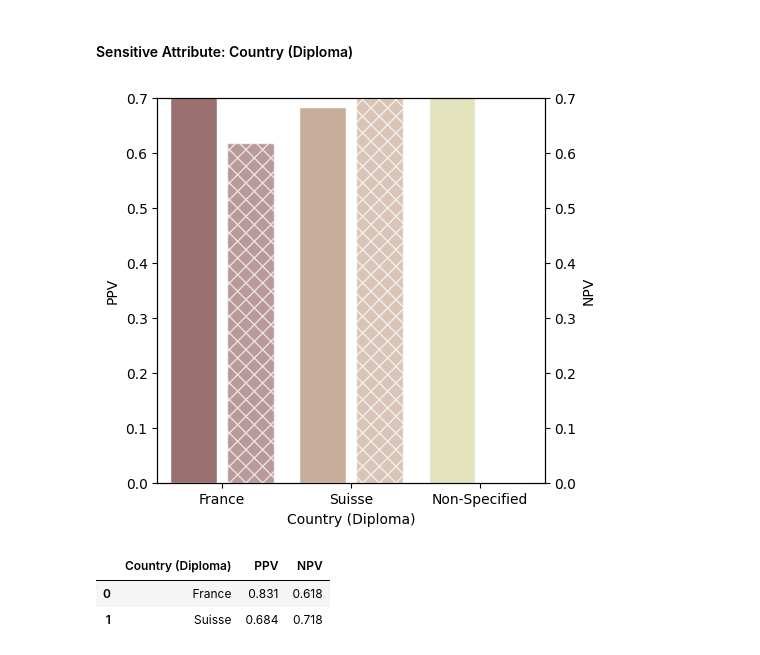
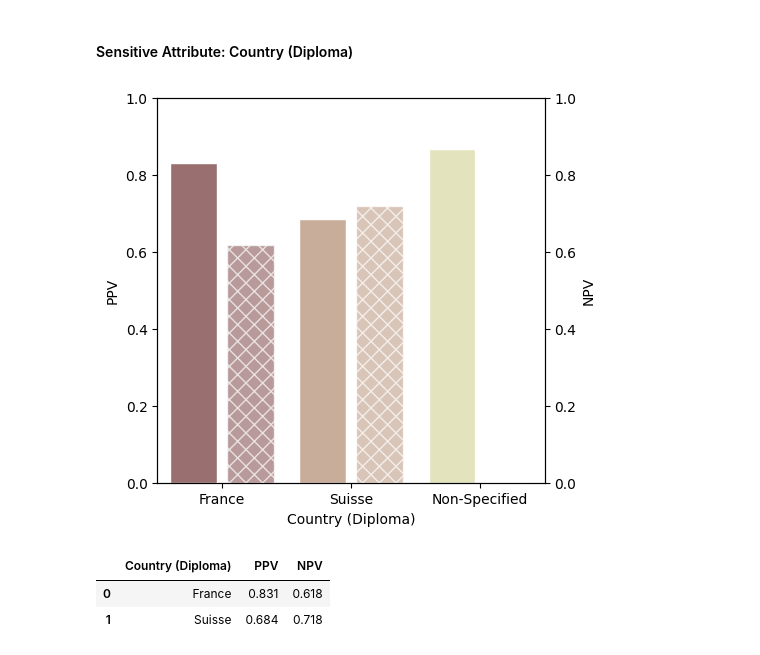
Before and after one commit to epfl-ml4ed/mlbd-2023, a Jupyter notebook: lectures/week-12/12-lab-solution.ipynb, the cells around one changed output. Cells and saved outputs as stored; diff of their text form; code cells hidden in the pictures.

Commit message:
updating graph axes

```diff
--- a/lectures/week-12/12-lab-solution.ipynb
+++ b/lectures/week-12/12-lab-solution.ipynb
@@ -458,7 +458,7 @@ ax = sns.barplot(x='Gender', y='FPR', data=gender_df, palette = 'Blues', edgecol
 width_scale = 0.45
 for bar in ax.containers[0]:
     bar.set_width(bar.get_width() * width_scale)
-ax.set_ylim([0, 0.7])
+ax.set_ylim([0, 1])
 
 ax2 = ax.twinx()
 sns.barplot(x='Gender', y='TPR', data=gender_df, palette = 'Blues', edgecolor = 'w', alpha=0.7, hatch='xx', ax=ax2)
@@ -467,7 +467,7 @@ for bar in ax2.containers[0]:
     w = bar.get_width()
     bar.set_x(x + w * (1- width_scale))
     bar.set_width(w * width_scale)
-ax2.set_ylim([0, 0.7])
+ax2.set_ylim([0, 1])
 
 plt.show()
 # %% [output]
@@ -491,7 +491,7 @@ ax = sns.barplot(x='Country (Diploma)', y='FPR', data=country_df, palette = 'pin
 width_scale = 0.45
 for bar in ax.containers[0]:
     bar.set_width(bar.get_width() * width_scale)
-ax.set_ylim([0, 0.7])
+ax.set_ylim([0, 1])
 
 ax2 = ax.twinx()
 sns.barplot(x='Country (Diploma)', y='TPR', data=country_df, palette = 'pink', edgecolor = 'w', alpha=0.7, hatch='xx', ax=ax2)
@@ -500,7 +500,7 @@ for bar in ax2.containers[0]:
     w = bar.get_width()
     bar.set_x(x + w * (1- width_scale))
     bar.set_width(w * width_scale)
-ax2.set_ylim([0, 0.7])
+ax2.set_ylim([0, 1])
 
 plt.show()
 # %% [output]
@@ -542,7 +542,7 @@ ax = sns.barplot(x='gender_country', y='FPR', data=combined_df, palette = 'Green
 width_scale = 0.45
 for bar in ax.containers[0]:
     bar.set_width(bar.get_width() * width_scale)
-ax.set_ylim([0, 0.7])
+ax.set_ylim([0, 1])
 
 ax2 = ax.twinx()
 sns.barplot(x='gender_country', y='TPR', data=combined_df, palette = 'Greens', edgecolor = 'w', alpha=0.7, hatch='xx', ax=ax2)
@@ -551,7 +551,7 @@ for bar in ax2.containers[0]:
     w = bar.get_width()
     bar.set_x(x + w * (1- width_scale))
     bar.set_width(w * width_scale)
-ax2.set_ylim([0, 0.7])
+ax2.set_ylim([0, 1])
 
 ax.tick_params(labelrotation=20)
 plt.show()
@@ -793,7 +793,7 @@ ax = sns.barplot(x='Gender', y='PPV', data=gender_df, palette = 'Blues', edgecol
 width_scale = 0.45
 for bar in ax.containers[0]:
     bar.set_width(bar.get_width() * width_scale)
-ax.set_ylim([0, 0.7])
+ax.set_ylim([0, 1])
 
 ax2 = ax.twinx()
 sns.barplot(x='Gender', y='NPV', data=gender_df, palette = 'Blues', edgecolor = 'w', alpha=0.7, hatch='xx', ax=ax2)
@@ -802,7 +802,7 @@ for bar in ax2.containers[0]:
     w = bar.get_width()
     bar.set_x(x + w * (1- width_scale))
     bar.set_width(w * width_scale)
-ax2.set_ylim([0, 0.7])
+ax2.set_ylim([0, 1])
 
 plt.show()
 # %% [output]
@@ -818,30 +818,30 @@ gender_df[['Gender', 'PPV', 'NPV']][:-1]
 # %%
 country_df['PPV'] = [np.round(predictive_value_parity(demographics[demographics['country_diploma'] == 'France'])[0], 3),
                     np.round(predictive_value_parity(demographics[demographics['country_diploma'] == 'Suisse'])[0], 3),
                     np.round(predictive_value_parity(demographics[demographics['country_diploma'].isna()])[0], 3)]
 country_df['NPV'] = [np.round(predictive_value_parity(demographics[demographics['country_diploma'] == 'France'])[1], 3),
                     np.round(predictive_value_parity(demographics[demographics['country_diploma'] == 'Suisse'])[1], 3),
                     np.round(predictive_value_parity(demographics[demographics['country_diploma'].isna()])[1], 3)]
 
 plt.figure(figsize=(5, 5))
 ax = sns.barplot(x='Country (Diploma)', y='PPV', data=country_df, palette = 'pink', edgecolor = 'w')
 width_scale = 0.45
 for bar in ax.containers[0]:
     bar.set_width(bar.get_width() * width_scale)
-ax.set_ylim([0, 0.7])
+ax.set_ylim([0, 1])
 
 ax2 = ax.twinx()
 sns.barplot(x='Country (Diploma)', y='NPV', data=country_df, palette = 'pink', edgecolor = 'w', alpha=0.7, hatch='xx', ax=ax2)
 for bar in ax2.containers[0]:
     x = bar.get_x()
     w = bar.get_width()
     bar.set_x(x + w * (1- width_scale))
     bar.set_width(w * width_scale)
-ax2.set_ylim([0, 0.7])
+ax2.set_ylim([0, 1])
 
 plt.show()
 # %% [output]
-[figure, old version]
+[figure, new version]
 # %%
 country_df[['Country (Diploma)', 'PPV', 'NPV']][:-1]
 # %% [output]
```
Also changed, not shown: parts of 5 cells of this notebook.
